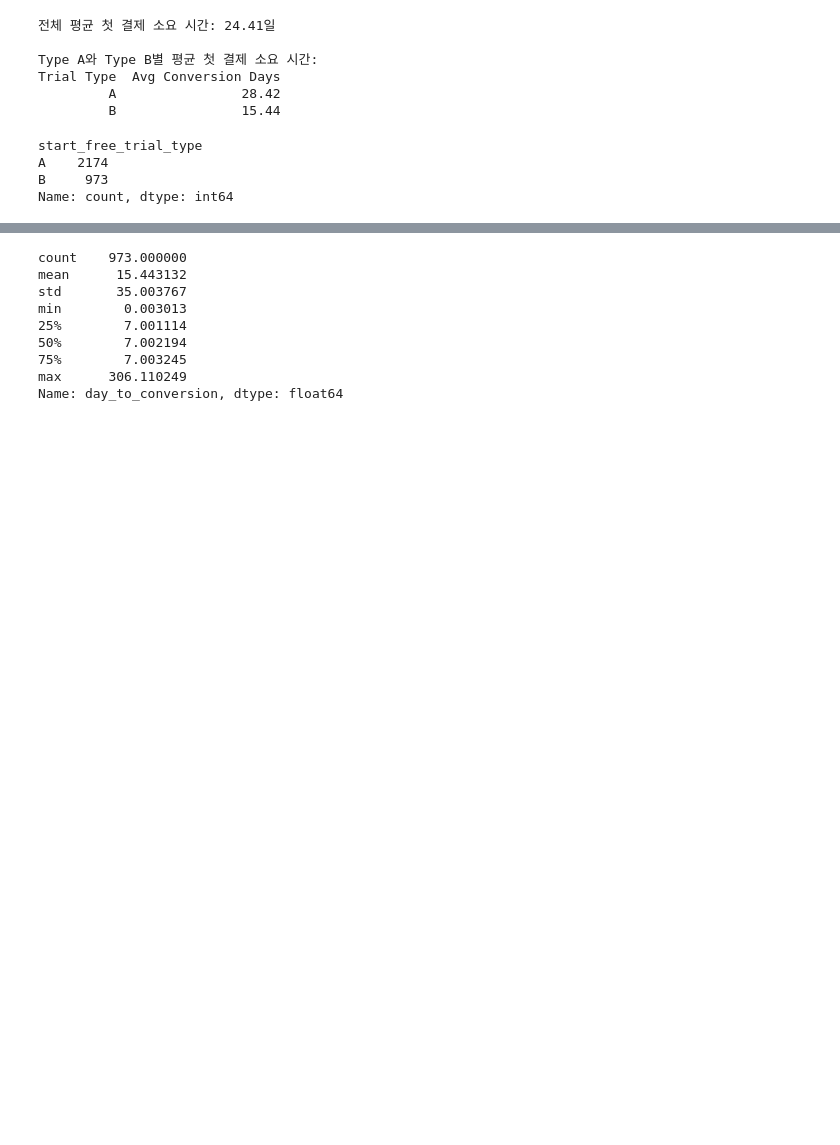
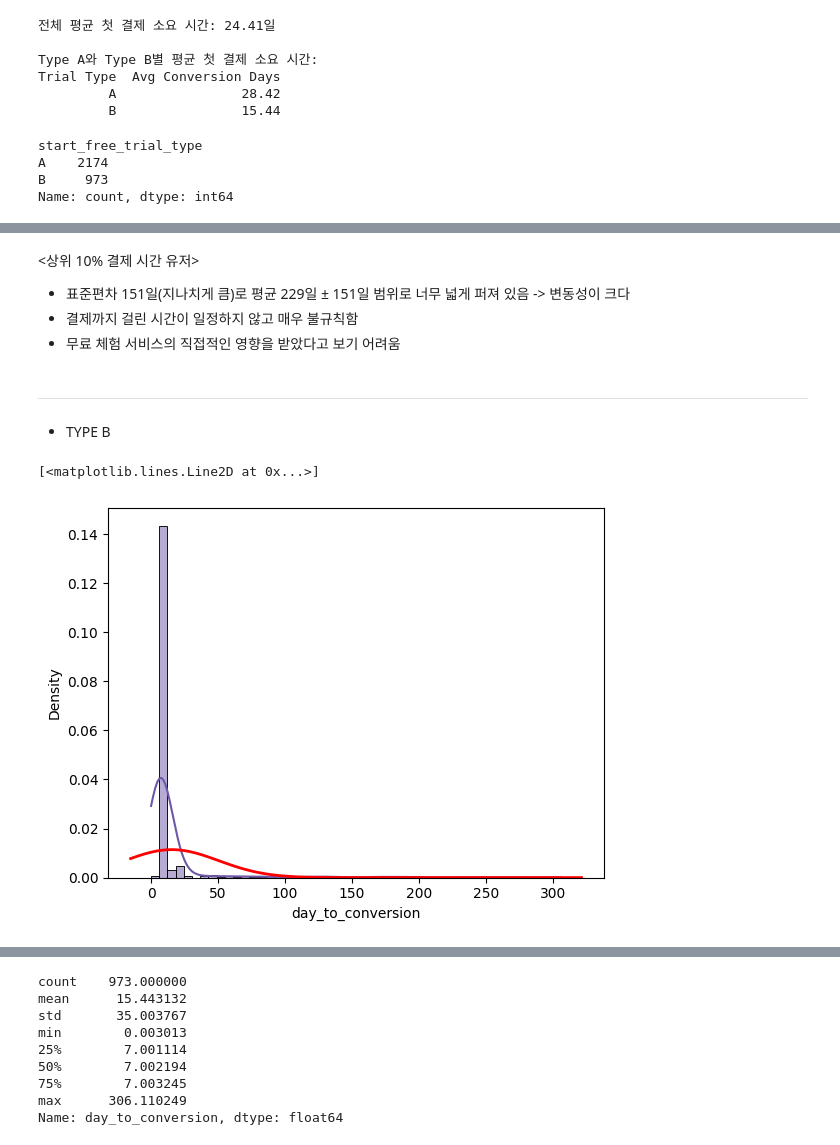
Before and after one commit to saeraniren/intermediate_project, a Jupyter notebook: geumhui_main.ipynb, the cells around one changed output, grey strips where cells are left out. Cells and saved outputs as stored; diff of their text form; code cells hidden in the pictures; blank space fills up the shorter version.

```diff
--- a/geumhui_main.ipynb
+++ b/geumhui_main.ipynb
@@ -2908,0 +3140,22 @@ Name: day_to_conversion, dtype: float64
+# %% [markdown]
+<상위 10% 결제 시간 유저>
+- 표준편차 151일(지나치게 큼)로 평균 229일 ± 151일 범위로 너무 넓게 퍼져 있음 -> 변동성이 크다
+- 결제까지 걸린 시간이 일정하지 않고 매우 불규칙함
+- 무료 체험 서비스의 직접적인 영향을 받았다고 보기 어려움
+# %% [markdown]
+-------------------------------------------------------------------------------------------------------------------------
+- TYPE B
+# %%
+import scipy.stats as stats
+
+type_B_conversion_times = free_complete_yes[free_complete_yes["start_free_trial_type"] == "B"]["day_to_conversion"]
+
+sns.histplot(type_B_conversion_times, bins=50, kde=True, color= palette[3], stat="density", label="실제 데이터")
+mu, std = np.mean(type_B_conversion_times), np.std(type_B_conversion_times)
+xmin, xmax = plt.xlim()  # xmin, xmax 값 설정
+x = np.linspace(xmin, xmax, 100)
+p = stats.norm.pdf(x, mu, std)
+plt.plot(x, p, 'r', linewidth=2, label="정규 분포 곡선")
+# %% [output]
+[<matplotlib.lines.Line2D at 0x...>]
+[figure, added]
```
Also changed, not shown: parts of 47 cells of this notebook.
